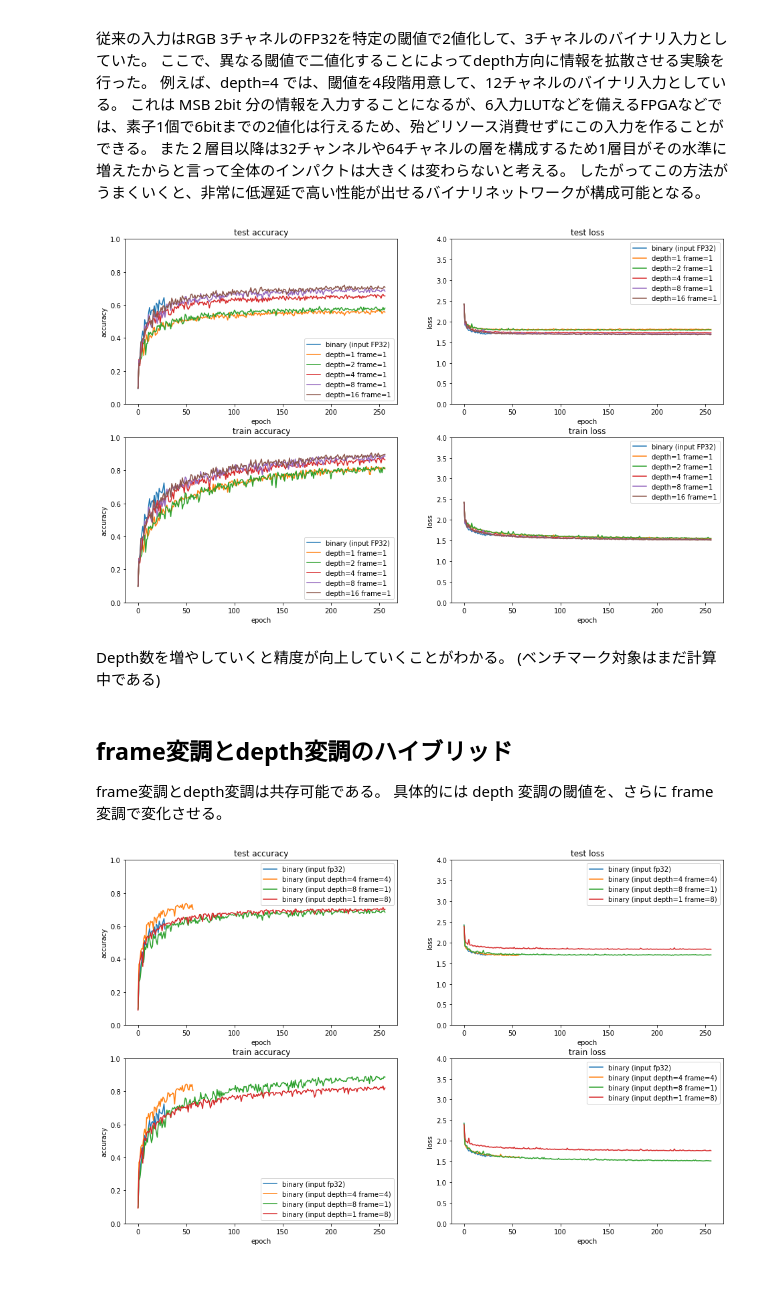
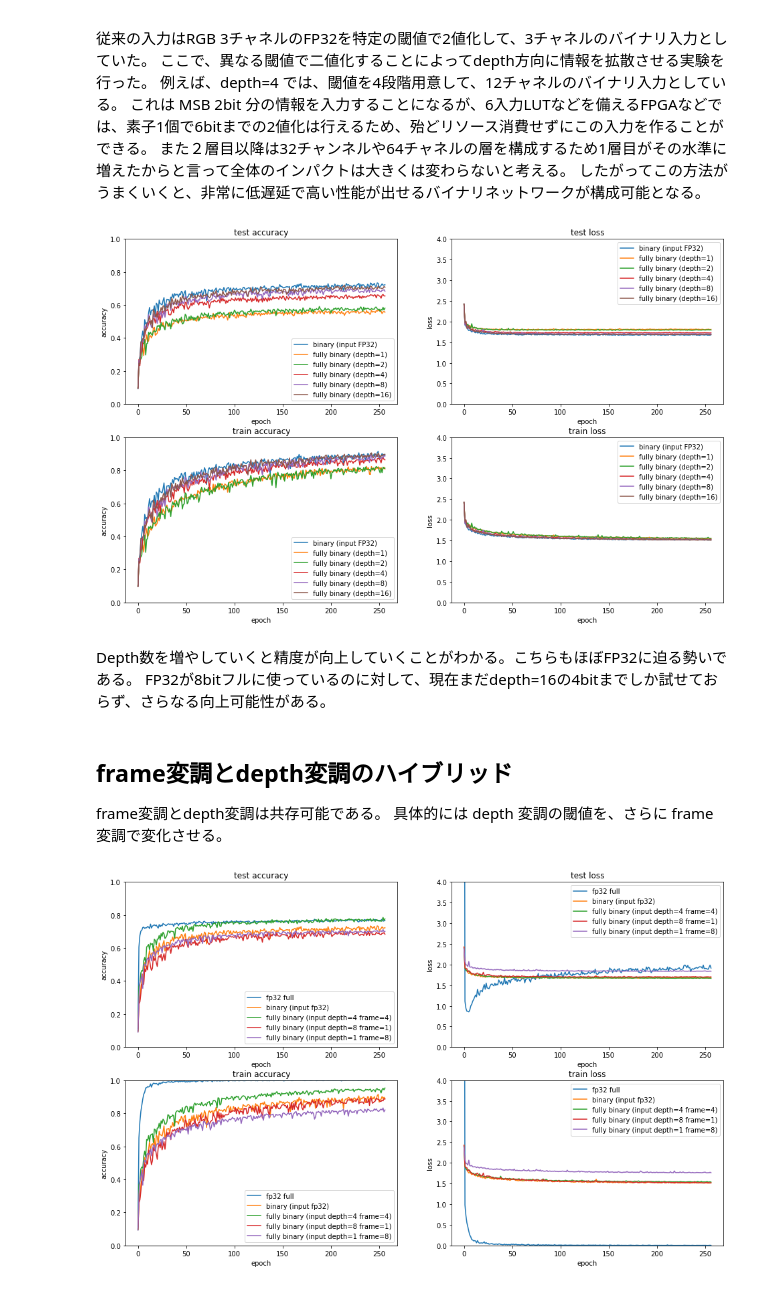
Before and after one commit to ryuz/local_data, a Jupyter notebook: blog/20200510_cifar10_binarize_test/cifar10_binary_graph.ipynb, the cells around one changed output. Cells and saved outputs as stored; diff of their text form; code cells hidden in the pictures.

```diff
--- a/blog/20200510_cifar10_binarize_test/cifar10_binary_graph.ipynb
+++ b/blog/20200510_cifar10_binarize_test/cifar10_binary_graph.ipynb
@@ -136,17 +134,17 @@ draw_graph(log_data, 'CIFAR-10_fully-binary_CNN_evaluation_frame_modulation.png'
 # depth変化
 log_data = {}
 log_data['binary (input FP32)']     = read_log_file('Cifar10BinarizeTest_depth=0_frame=0_log.txt')
-log_data['depth=1 frame=1']  = read_log_file('Cifar10BinarizeTest_depth=1_frame=1_log.txt')
-log_data['depth=2 frame=1']  = read_log_file('Cifar10BinarizeTest_depth=2_frame=1_log.txt')
-log_data['depth=4 frame=1']  = read_log_file('Cifar10BinarizeTest_depth=4_frame=1_log.txt')
-log_data['depth=8 frame=1']  = read_log_file('Cifar10BinarizeTest_depth=8_frame=1_log.txt')
-log_data['depth=16 frame=1'] = read_log_file('Cifar10BinarizeTest_depth=16_frame=1_log.txt')
+log_data['fully binary (depth=1)']  = read_log_file('Cifar10BinarizeTest_depth=1_frame=1_log.txt')
+log_data['fully binary (depth=2)']  = read_log_file('Cifar10BinarizeTest_depth=2_frame=1_log.txt')
+log_data['fully binary (depth=4)']  = read_log_file('Cifar10BinarizeTest_depth=4_frame=1_log.txt')
+log_data['fully binary (depth=8)']  = read_log_file('Cifar10BinarizeTest_depth=8_frame=1_log.txt')
+log_data['fully binary (depth=16)'] = read_log_file('Cifar10BinarizeTest_depth=16_frame=1_log.txt')
 draw_graph(log_data, 'CIFAR-10_fully-binary_CNN_evaluation_depth_modulation.png')
 # %% [output]
-[figure, old version]
+[figure, new version]
-# %% [markdown]
-Depth数を増やしていくと精度が向上していくことがわかる。
-(ベンチマーク対象はまだ計算中である)
+# %% [markdown]
+Depth数を増やしていくと精度が向上していくことがわかる。こちらもほぼFP32に迫る勢いである。
+FP32が8bitフルに使っているのに対して、現在まだdepth=16の4bitまでしか試せておらず、さらなる向上可能性がある。
 # %% [markdown]
 ## frame変調とdepth変調のハイブリッド
 
@@ -154,10 +152,11 @@ frame変調とdepth変調は共存可能である。
 具体的には depth 変調の閾値を、さらに frame変調で変化させる。
 # %%
 log_data = {}
+log_data['fp32 full']                       = read_log_file('Cifar10BinarizeTest_fp32_log.txt')
 log_data['binary (input fp32)']             = read_log_file('Cifar10BinarizeTest_depth=0_frame=0_log.txt')
-log_data['binary (input depth=4 frame=4)']  = read_log_file('Cifar10BinarizeTest_depth=4_frame=4_log.txt')
-log_data['binary (input depth=8 frame=1)']  = read_log_file('Cifar10BinarizeTest_depth=8_frame=1_log.txt')
-log_data['binary (input depth=1 frame=8)']  = read_log_file('Cifar10BinarizeTest_depth=1_frame=8_log.txt')
+log_data['fully binary (input depth=4 frame=4)']  = read_log_file('Cifar10BinarizeTest_depth=4_frame=4_log.txt')
+log_data['fully binary (input depth=8 frame=1)']  = read_log_file('Cifar10BinarizeTest_depth=8_frame=1_log.txt')
+log_data['fully binary (input depth=1 frame=8)']  = read_log_file('Cifar10BinarizeTest_depth=1_frame=8_log.txt')
 draw_graph(log_data, 'CIFAR-10_fully-binary_CNN_evaluation_frame_depth_modulation.png')
 # %% [output]
-[figure, old version]
+[figure, new version]
```
Also changed, not shown: parts of 7 cells of this notebook, 3 other files.
